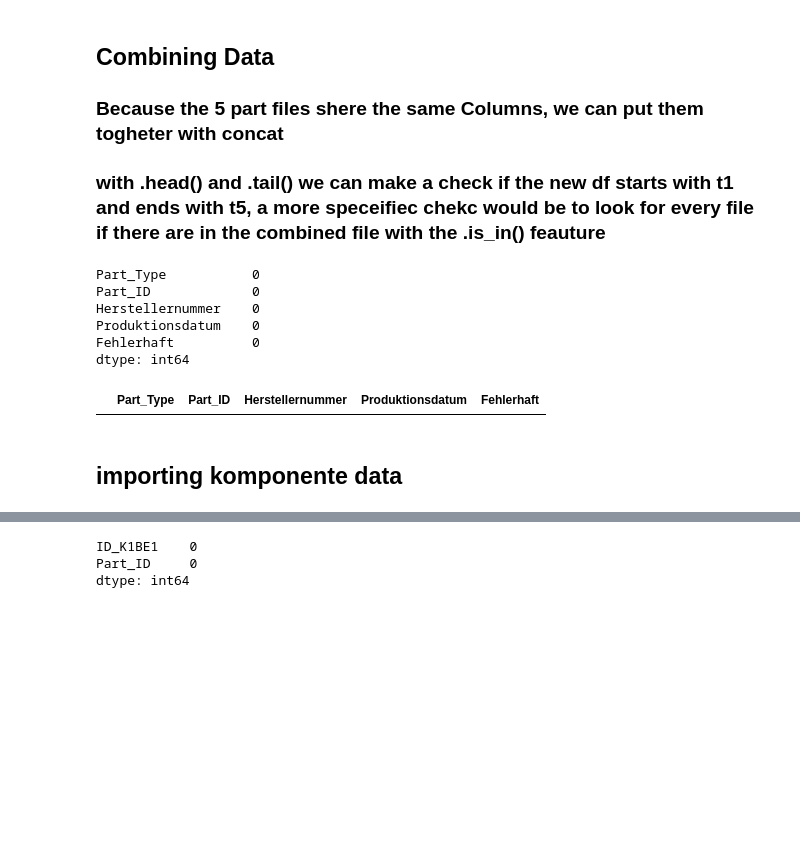
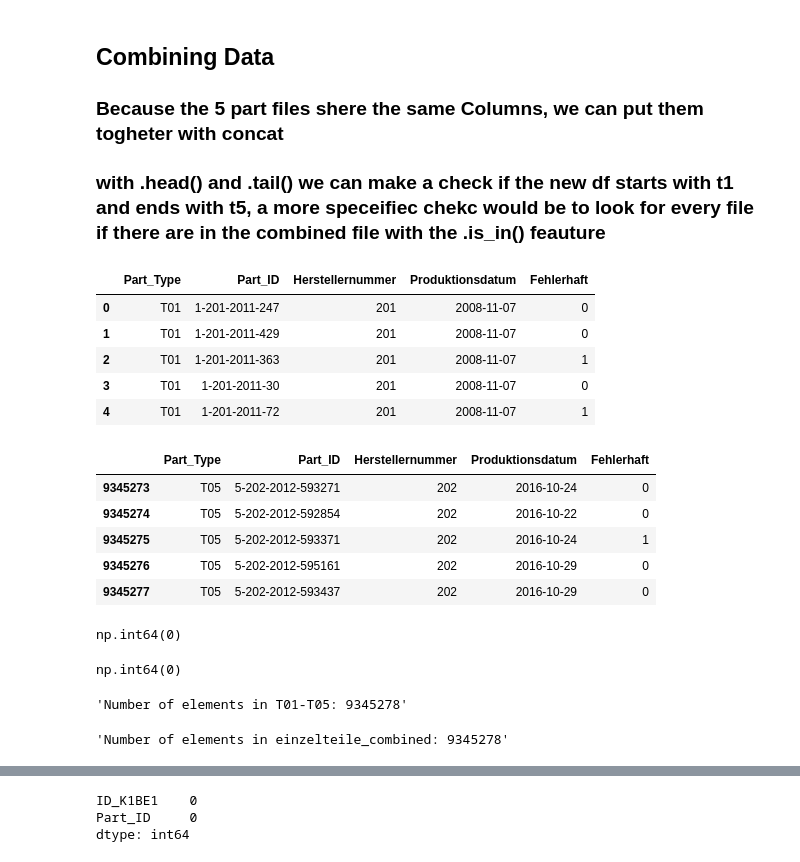
Before and after one commit to Teddy131/IDA-GROUP, a Jupyter notebook: final_data.ipynb, the cells around one changed output, grey strips where cells are left out. Drawn from its saved outputs; the diff is of its cells as text; code cells hidden in the pictures; blank space fills up the shorter version.

```diff
--- a/final_data.ipynb
+++ b/final_data.ipynb
@@ -295,28 +399,35 @@ for number, datafr in enumerate(part_files_filtered):
 # %%
 
 # Merge on row
 einzelteile_combined = pd.concat(part_files_filtered,axis=0, ignore_index=True)
 part_type_column = einzelteile_combined.pop("Part_Type") #seperating the pert type column
 einzelteile_combined.insert(0, "Part_Type",part_type_column) #putting the part type column at the firts place for better overlook
 
 
-display(einzelteile_combined.isna().sum())
-display(einzelteile_combined[einzelteile_combined.isna().any(axis=1)])
-# Remove rows with only NAN Data
-#einzelteile_combined = einzelteile_combined.dropna(how="all")
+display(einzelteile_combined.head(), einzelteile_combined.tail())
 
-# Display information
-# display(part_files_filtered[0])
-# for col in part_files_filtered[0].columns:
-#     missing_value_check = part_files_filtered[col].isin(einzelteile_combined[col]).all()
-#     print(f"{col}: {missing_value_check}")
+#check for missing and dublicated data
+display(einzelteile_combined.duplicated().sum())
+display(einzelteile_combined.isnull().sum().sum())
+
+#check if all elements of T01-T05 are in the combined df
+display(f"Number of elements in T01-T05: {sum(len(df) for df in part_files_filtered)}")
+
+display(f"Number of elements in einzelteile_combined: {len(einzelteile_combined)}")
 # %% [output]
+|  | Part_Type | Part_ID | Herstellernummer | Produktionsdatum | Fehlerhaft |
+| 0 | T01 | 1-201-2011-247 | 201 | 2008-11-07 | 0 |
+| 1 | T01 | 1-201-2011-429 | 201 | 2008-11-07 | 0 |
+| 2 | T01 | 1-201-2011-363 | 201 | 2008-11-07 | 1 |
+| 3 | T01 | 1-201-2011-30 | 201 | 2008-11-07 | 0 |
+| 4 | T01 | 1-201-2011-72 | 201 | 2008-11-07 | 1 |
+|  | Part_Type | Part_ID | Herstellernummer | Produktionsdatum | Fehlerhaft |
+| 9345273 | T05 | 5-202-2012-593271 | 202 | 2016-10-24 | 0 |
+| 9345274 | T05 | 5-202-2012-592854 | 202 | 2016-10-22 | 0 |
+| 9345275 | T05 | 5-202-2012-593371 | 202 | 2016-10-24 | 1 |
+| 9345276 | T05 | 5-202-2012-595161 | 202 | 2016-10-29 | 0 |
+| 9345277 | T05 | 5-202-2012-593437 | 202 | 2016-10-29 | 0 |
-Part_Type           0
-Part_ID             0
-Herstellernummer    0
-Produktionsdatum    0
-Fehlerhaft          0
-dtype: int64
+np.int64(0)
-|  | Part_Type | Part_ID | Herstellernummer | Produktionsdatum | Fehlerhaft |
+np.int64(0)
+'Number of elements in T01-T05: 9345278'
+'Number of elements in einzelteile_combined: 9345278'
-# %% [markdown]
-## importing komponente data
```
Also changed, not shown: parts of 24 cells of this notebook.
